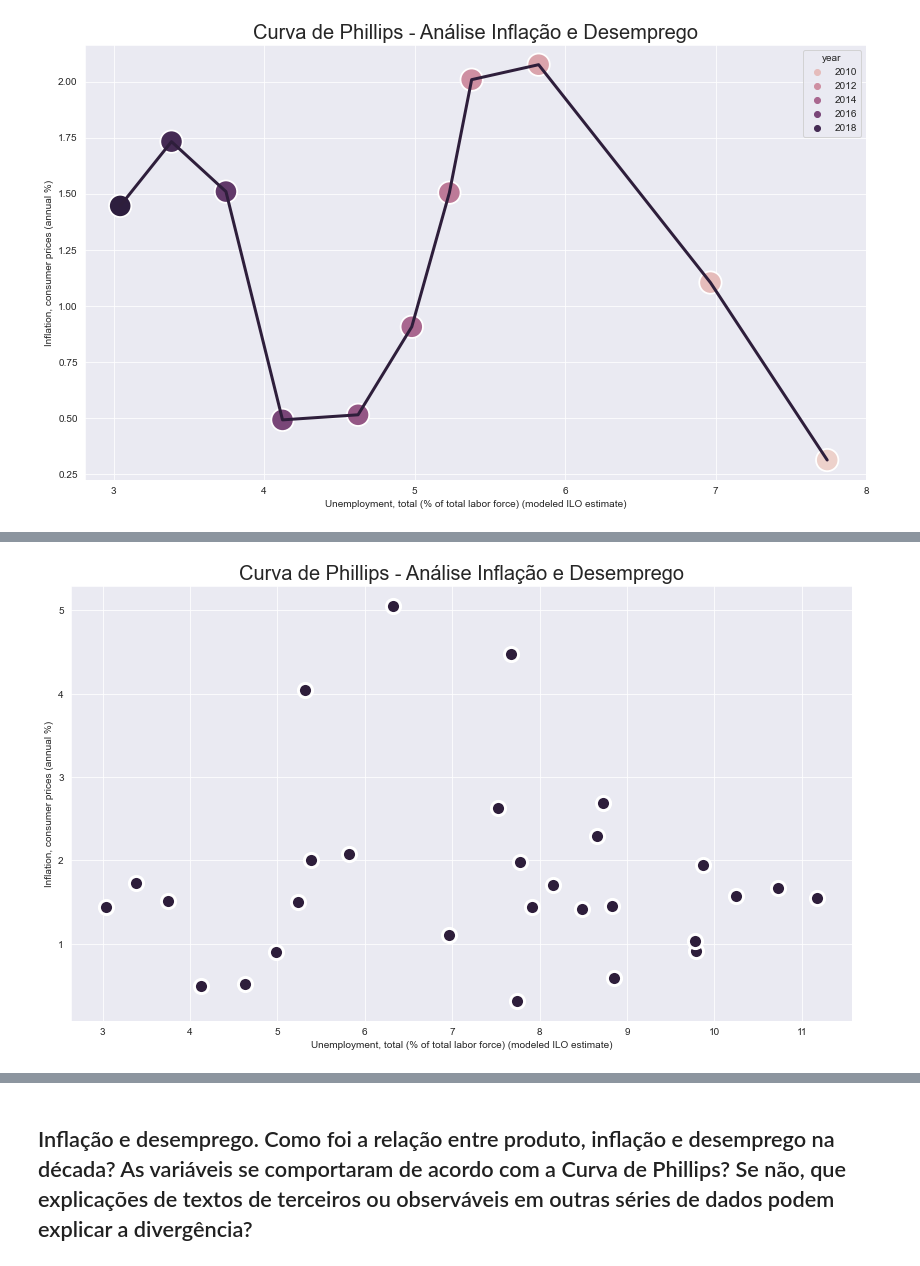
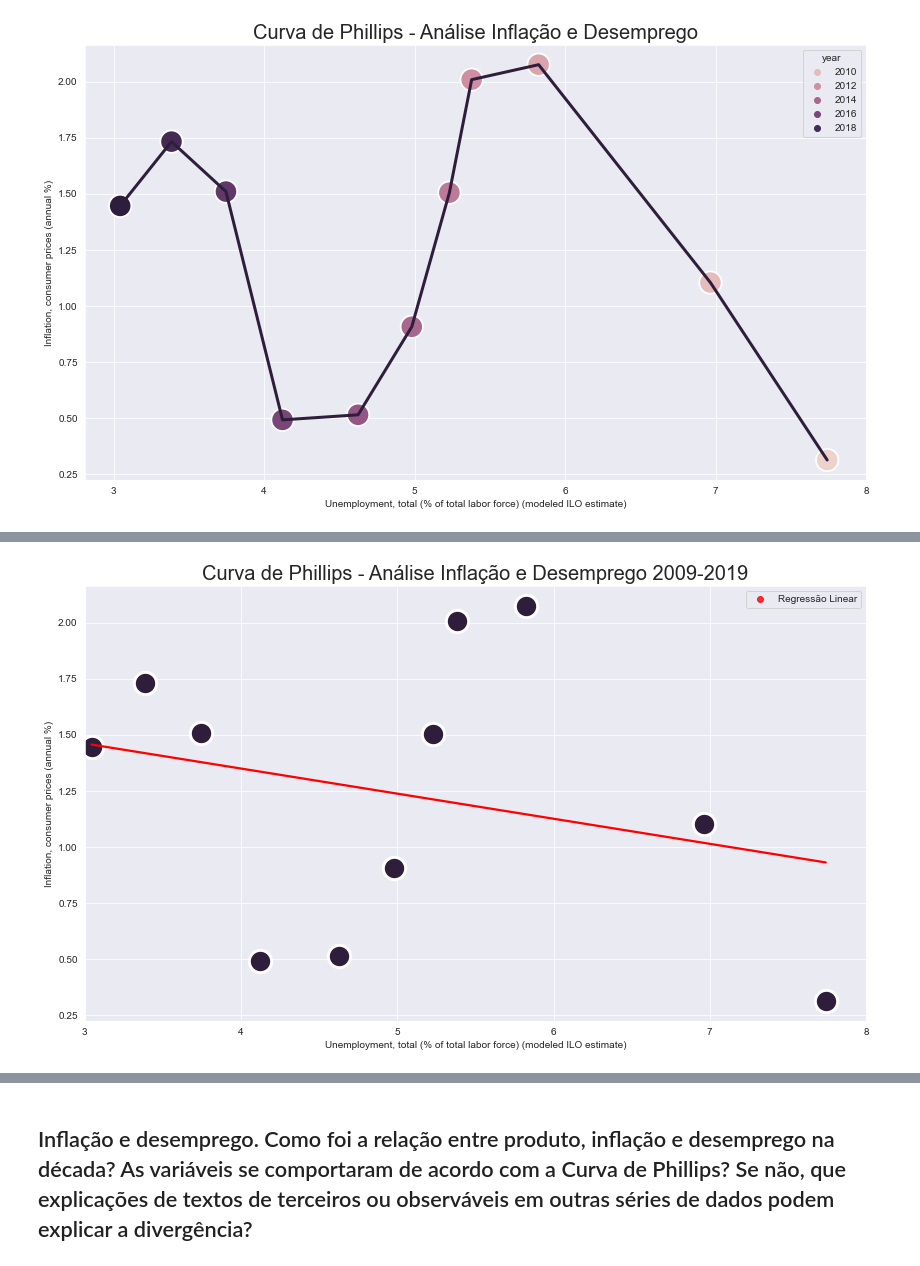
Before and after one commit to rmcnribeiro/T3_ECO-A, a Jupyter notebook: codigos/trabalho_3.ipynb, the cells around one changed output, grey strips where cells are left out. Drawn from its saved outputs; the diff is of its cells as text; code cells hidden in the pictures.

Commit message:
Novos gráficos de Phillips e analise de imigração

```diff
--- a/codigos/trabalho_3.ipynb
+++ b/codigos/trabalho_3.ipynb
@@ -363,34 +334,50 @@ plt.show()
 # %%
-df_alemanha["year"] = df_alemanha.index
+from sklearn import linear_model
+
+X_ = df_interesse[colunas_interesse_4[1]].values.astype(float).reshape(-1, 1)
+y_ = df_interesse[colunas_interesse_4[0]].values.astype(float).reshape(-1, 1)
+
+# reg = linear_model.LinearRegression()
+# reg.fit(X_, y_)
+
+# pred = reg.predict(np.array([3,4,5,6,7,8,9,10,11]).reshape(-1,1))
+
+
+# graph = sns.scatterplot(x=df_alemanha[colunas_interesse_4[1]][:-1].astype(float),
+#                      y=df_alemanha[colunas_interesse_4[0]][:-1].astype(float),
+#                      linewidth=3,s=200,
+#                      color="blue",
+#                      legend=True)
+
+# g = sns.scatterplot(x=[3,4,5,6,7,8,9,10,11],
+#                 y=pred,
+#                 s=1000,
+#                 legend= True)
+
+ax2 =sns.regplot(x=X_,
+            y=y_,
+            order=1,
+            color="red",
+            ci=None,
+            label="Regressão Linear")
 
 
 
-graph = sns.scatterplot(x=df_alemanha[colunas_interesse_4[1]][:-1].astype(float),
-                     y=df_alemanha[colunas_interesse_4[0]][:-1].astype(float),
-                     linewidth=3,s=200,
+
+
+graph = sns.scatterplot(x=df_interesse[colunas_interesse_4[1]],
+                     y=df_interesse[colunas_interesse_4[0]],
+                     linewidth=3,
+                     s=500,
                      legend=True)
 
 
-# g = sns.scatterplot(data=df_alemanha[colunas_interesse_4 + ["year"]][:-1],
-#                 x=colunas_interesse_4[1],
-#                 y=colunas_interesse_4[0],
-#                 s=500,
-#                 hue="year",
-#                 legend= True)
+plt.xticks([8,7,6,5,4,3])
 
-# plt.xticks([8,7,6,5,4,3])
+graph.set_title('Curva de Phillips - Análise Inflação e Desemprego 2009-2019', fontsize=20)
 
-#g.invert_xaxis()
-
-#graph.axvline(2011, color = "r",linewidth=1)
-
-#graph.axvline(2012, color = "r",linewidth=1)
-
-
-graph.set_title('Curva de Phillips - Análise Inflação e Desemprego', fontsize=20)
-
-plt.savefig('./../graficos/phillips_91-19.png')
+plt.savefig('./../graficos/phillips_09_19.png')
 
 plt.show()
 # %% [output]
-[figure, old version]
+[figure, new version]
```
Also changed, not shown: parts of 14 cells of this notebook, 7 other files.
